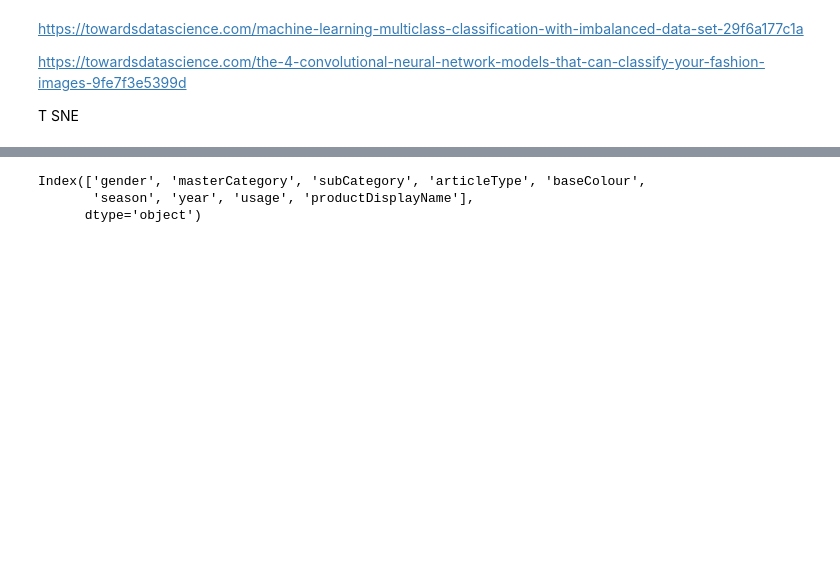
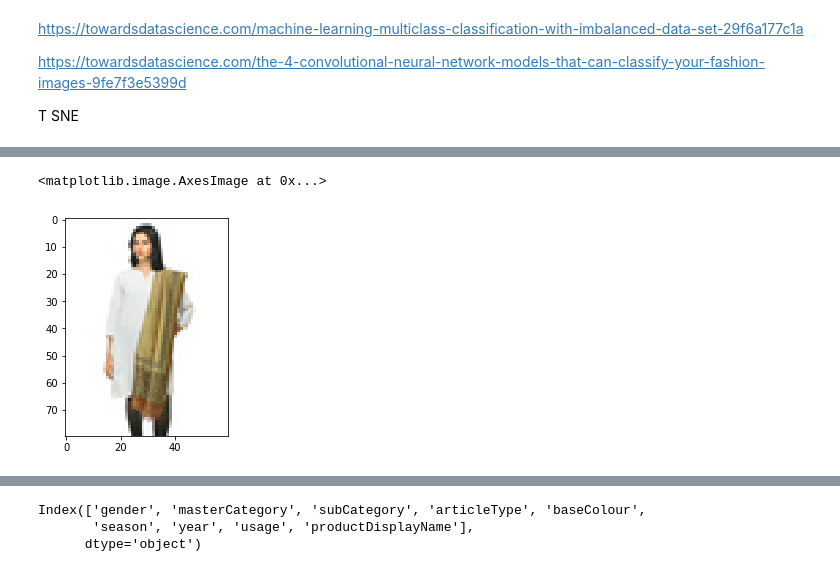
Before and after one commit to kellystroh/Clothing-Classification, a Jupyter notebook: Clothing EDA.ipynb, the cells around one changed output, grey strips where cells are left out. Saved outputs shown, nothing was run; the diff lists cells and outputs as text; code cells hidden in the pictures; blank space fills up the shorter version.

```diff
--- a/Clothing EDA.ipynb
+++ b/Clothing EDA.ipynb
@@ -25,7 +33,7 @@ df.set_index('id', inplace=True)
 # %%
 # pic_files
 # %%
-path = r'/Users/Kelly/galvanize/week8/data/fashion_data/images'
+path = r'/Users/Kelly/galvanize/week8/data/images'
 files = glob.glob(path + "/*.jpg")
 file_series = pd.Series(files, dtype=object)
-idx_series = file_series.str.replace('/Users/Kelly/galvanize/week8/data/fashion_data/images/', '')
+idx_series = file_series.str.replace('/Users/Kelly/galvanize/week8/data/images/', '')
@@ -41,10 +40,13 @@ z
 # %%
 pic_arr = np.array(files)
 # %%
-def get_pixels(files):
-    r = np.zeros((len(files),14400))
+def get_pixels(files, max_n=None, verbose=True):
+    n_images = max_n or len(files)
+    r = np.zeros((n_images,14400))
     bad_list = []
-    for i in range(len(files)):
+    for i in range(n_images):
+        if verbose and i%100==0:
+            print( f"{i}/{len(files)}; {100*(i+1)/len(files):0.2f}%%" )
         img = imageio.imread(files[i])
         flat = np.array(img).flatten()
         if len(flat) == 14400:
@@ -56,0 +77,5 @@ images_arr = get_pixels(pic_arr)
+# %%
+plt.imshow( images_arr[4].reshape(80,60,3)/255 )
+# %% [output]
+<matplotlib.image.AxesImage at 0x...>
+[figure, added]
```
Also changed, not shown: parts of 44 cells of this notebook.
